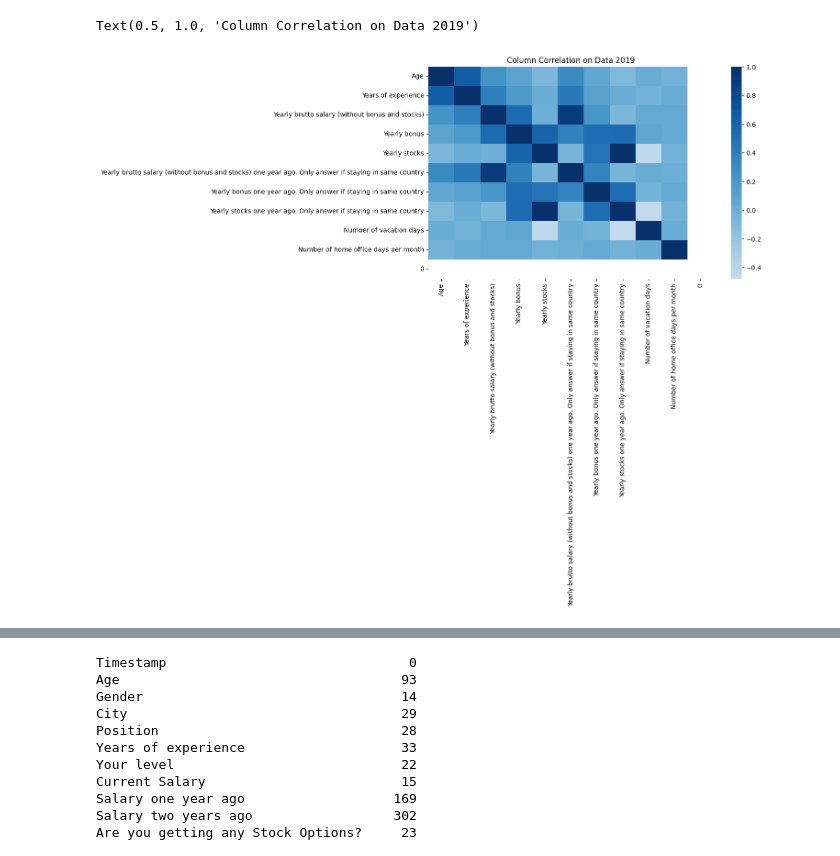
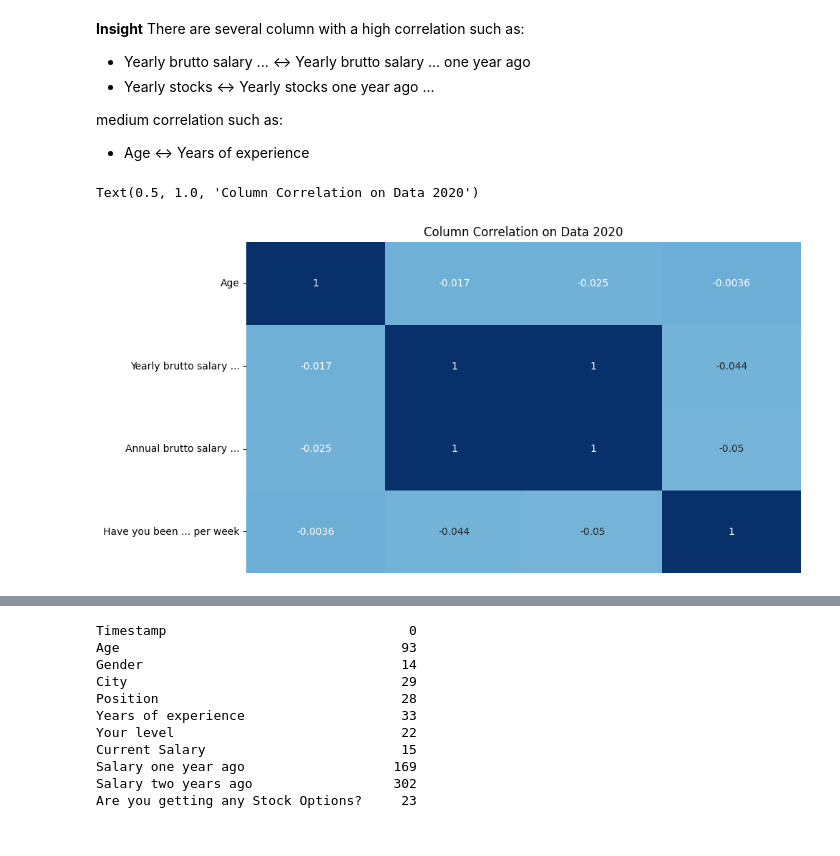
Before and after one commit to Bugi-Sulistiyo/Gigih_Mid-Term, a Jupyter notebook: Script/EDA_preparation.ipynb, the cells around one changed output, grey strips where cells are left out. Cells and saved outputs as stored; diff of their text form; code cells hidden in the pictures.

```diff
--- a/Script/EDA_preparation.ipynb
+++ b/Script/EDA_preparation.ipynb
@@ -35,0 +72,8 @@ num_col_19 = temp_19[temp_19.Dtype != 'object']
+# %% [markdown]
+**Insight**
+There are several column with a high correlation such as:
+- Yearly brutto salary ... <-> Yearly brutto salary ... one year ago
+- Yearly stocks <-> Yearly stocks one year ago ...
+
+medium correlation such as:
+- Age <-> Years of experience
@@ -36,8 +85,10 @@ num_col_19 = temp_19[temp_19.Dtype != 'object']
 # %%
-cor_data_19 = data_19[num_col_19.Column].corr()
+# Visualized the correlation value with heatmap chart
+cor_data_20 = data_20[num_col_20.Column].corr()
 fig, ax = plt.subplots(figsize=(10,6))
-sns.heatmap(cor_data_19, center=0, cmap='Blues')
-ax.set_title("Column Correlation on Data 2019")
+sns.heatmap(cor_data_20, center=0, cmap='Blues', annot=True, cbar=False, xticklabels=False,
+            yticklabels=['Age', 'Yearly brutto salary ...', 'Annual brutto salary ...', 'Have you been ... per week'])
+ax.set_title("Column Correlation on Data 2020")
 # %% [output]
-Text(0.5, 1.0, 'Column Correlation on Data 2019')
+Text(0.5, 1.0, 'Column Correlation on Data 2020')
-[figure, old version]
+[figure, new version]
```
Also changed, not shown: parts of 111 cells of this notebook, 1 other file.
